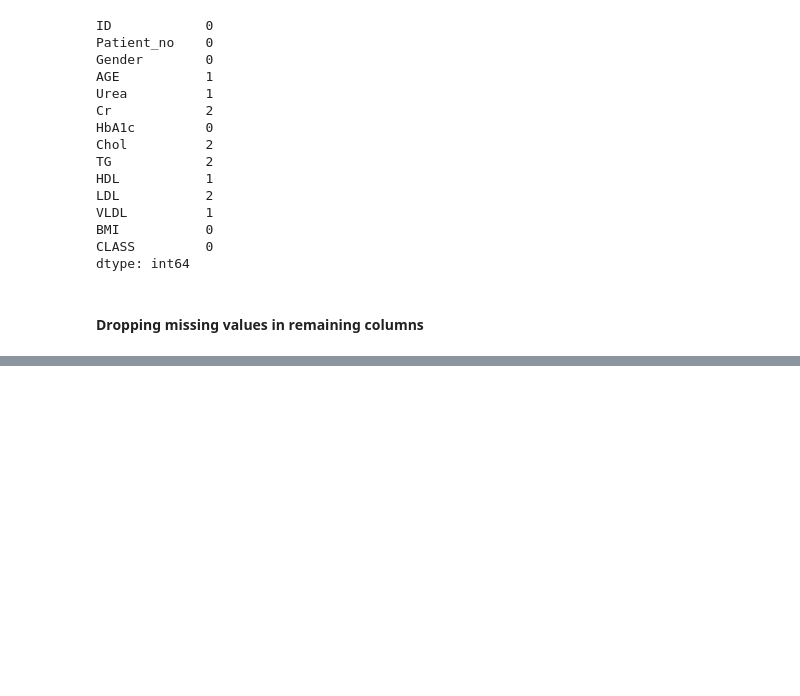
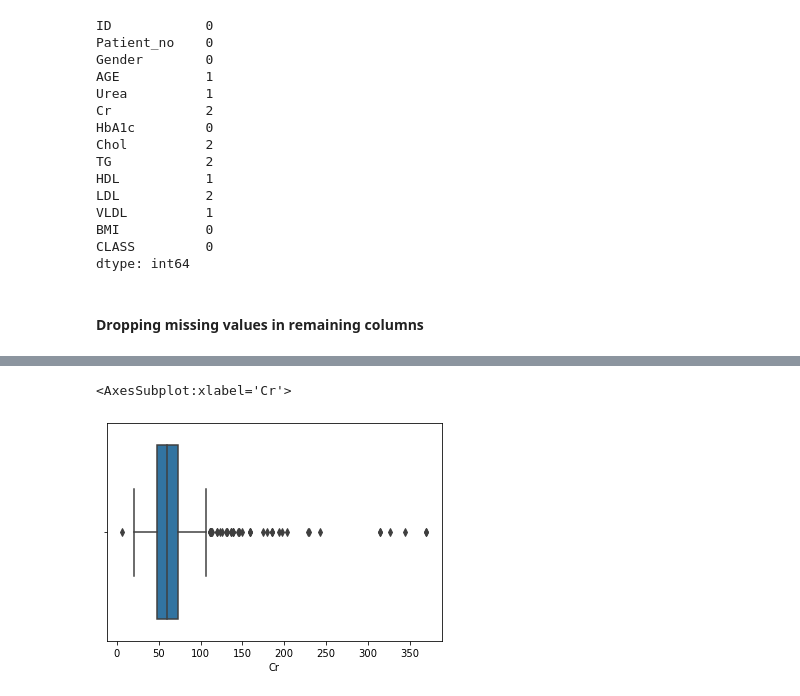
Before and after one commit to Omkar078/Diabetes_Data_Cleaning, a Jupyter notebook: Diabetes_dataclean.ipynb, the cells around one changed output, grey strips where cells are left out. Saved outputs shown, nothing was run; the diff lists cells and outputs as text; code cells hidden in the pictures; blank space fills up the shorter version.

```diff
--- a/Diabetes_dataclean.ipynb
+++ b/Diabetes_dataclean.ipynb
@@ -122,0 +224,3 @@ dtype: int64
+# %%
+df3 = df2[df2["Cr"] < max_cr]
+df3
@@ -122,0 +241,5 @@ dtype: int64
+# %%
+sns.boxplot(df3["Cr"])
+# %% [output]
+<AxesSubplot:xlabel='Cr'>
+[figure, added]
```
Also changed, not shown: parts of 24 cells of this notebook.
